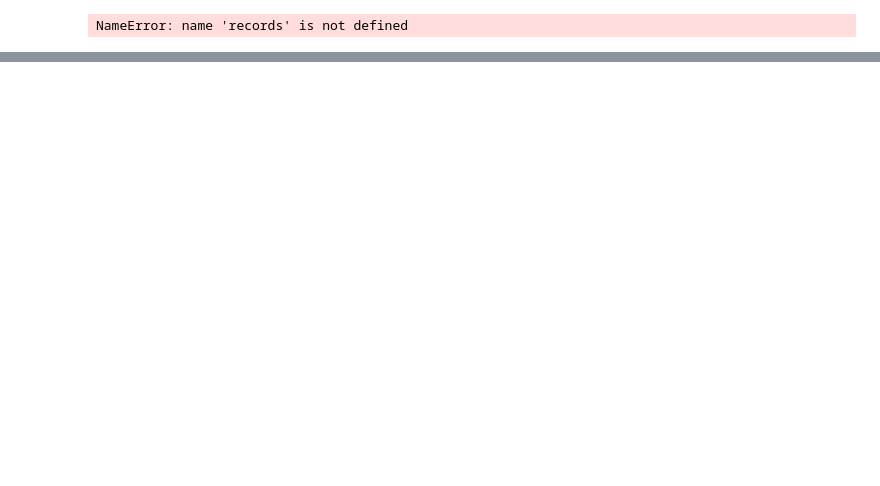
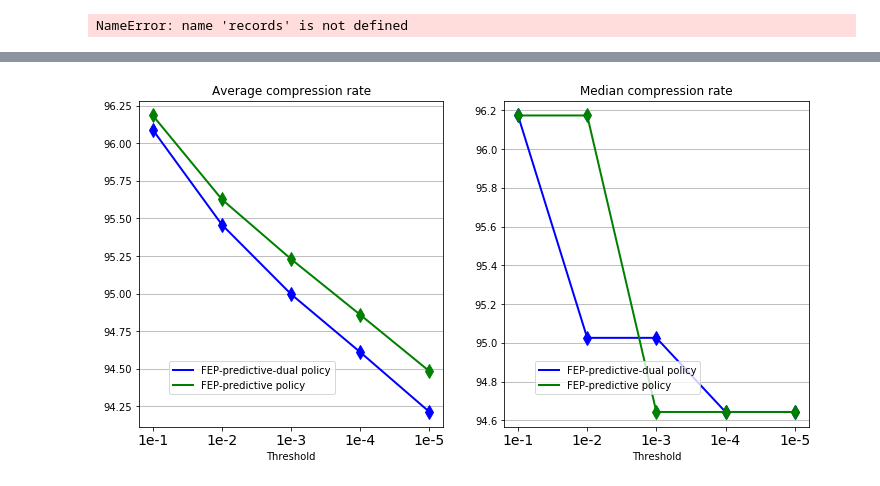
Before and after one commit to gdbmanu/git-active-vision, a Jupyter notebook: foveated-iclr/mnist-waveimage-record-display.ipynb, the cells around one changed output, grey strips where cells are left out. Saved outputs shown, nothing was run; the diff lists cells and outputs as text; code cells hidden in the pictures; blank space fills up the shorter version.

```diff
--- a/foveated-iclr/mnist-waveimage-record-display.ipynb
+++ b/foveated-iclr/mnist-waveimage-record-display.ipynb
@@ -89,0 +269,38 @@ NameError: name 'records' is not defined
+# %%
+f = plt.figure(figsize = (12, 6))
+
+axe = plt.subplot(1,2,1)
+liste_col = ['b', 'g', 'r']
+for i, POL in enumerate(('FEP-predictive-dual', 'FEP-predictive')):
+    plt.plot(np.arange(NB_THRESHOLDS), np.mean(np.array(mem_mem_compression_rate[POL]), 1), \
+             liste_col[i], label = POL + ' policy', lw = 2)
+    plt.plot(np.arange(NB_THRESHOLDS), np.mean(np.array(mem_mem_compression_rate[POL]), 1), \
+             liste_col[i]+'d', ms = 10)
+plt.legend(loc = (.1,.1))
+plt.title('Average compression rate')
+plt.xlabel('Threshold')
+plt.xticks(np.arange(NB_THRESHOLDS), ('1e-1', '1e-2', '1e-3', '1e-4', '1e-5'), fontsize = 14)
+#plt.xticks(np.arange(NB_THRESHOLDS), ('1', '3e-1', '1e-1', '3e-2', '1e-2'), fontsize = 14)
+#plt.xticks(np.arange(NB_THRESHOLDS), ('2', '1.5', '1', '7e-1', '5e-1', '3e-1', '2e-1', '1e-1'), fontsize = 14)
+#plt.xlim([-.2,4.2])
+#plt.ylim([70, 100])
+axe.yaxis.grid(True)
+
+axe = plt.subplot(1,2,2)
+liste_col = ['b', 'g', 'r']
+for i, POL in enumerate(('FEP-predictive-dual', 'FEP-predictive')):
+    plt.plot(np.arange(NB_THRESHOLDS), np.median(np.array(mem_mem_compression_rate[POL]), 1), \
+             liste_col[i], label = POL + ' policy', lw = 2)
+    plt.plot(np.arange(NB_THRESHOLDS), np.median(np.array(mem_mem_compression_rate[POL]), 1), \
+             liste_col[i]+'d', ms = 10)
+plt.legend(loc = (.1,.1))
+plt.title('Median compression rate')
+plt.xlabel('Threshold')
+plt.xticks(np.arange(NB_THRESHOLDS), ('1e-1', '1e-2', '1e-3', '1e-4', '1e-5'), fontsize = 14)
+#plt.xticks(np.arange(NB_THRESHOLDS), ('1', '3e-1', '1e-1', '3e-2', '1e-2'), fontsize = 14)
+#plt.xticks(np.arange(NB_THRESHOLDS), ('2', '1.5', '1', '7e-1', '5e-1', '3e-1', '2e-1', '1e-1'), fontsize = 14)
+#plt.xlim([-.2,4.2])
+#plt.ylim([70, 100])
+axe.yaxis.grid(True)
+# %% [output]
+[figure, added]
```
Also changed, not shown: parts of 7 cells of this notebook, 2 other files.
